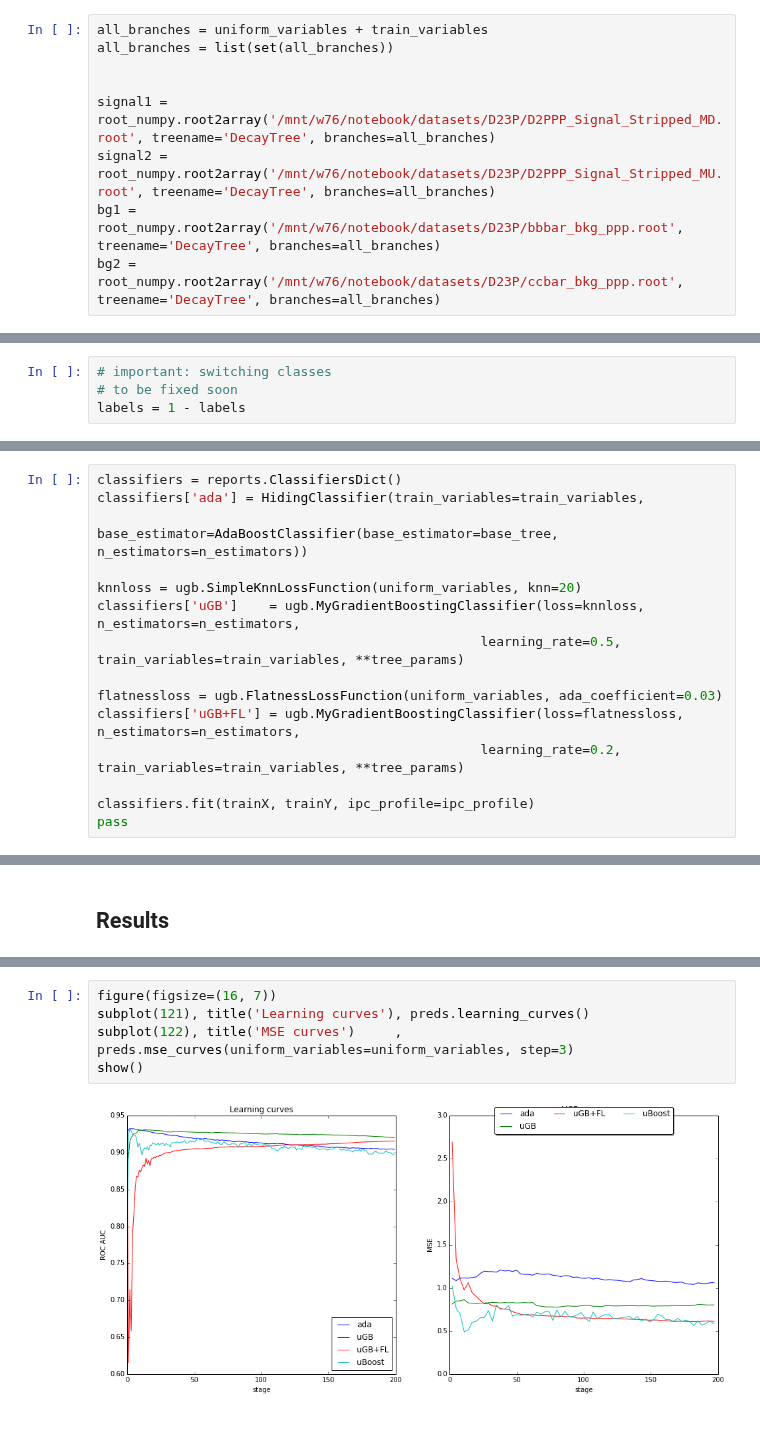
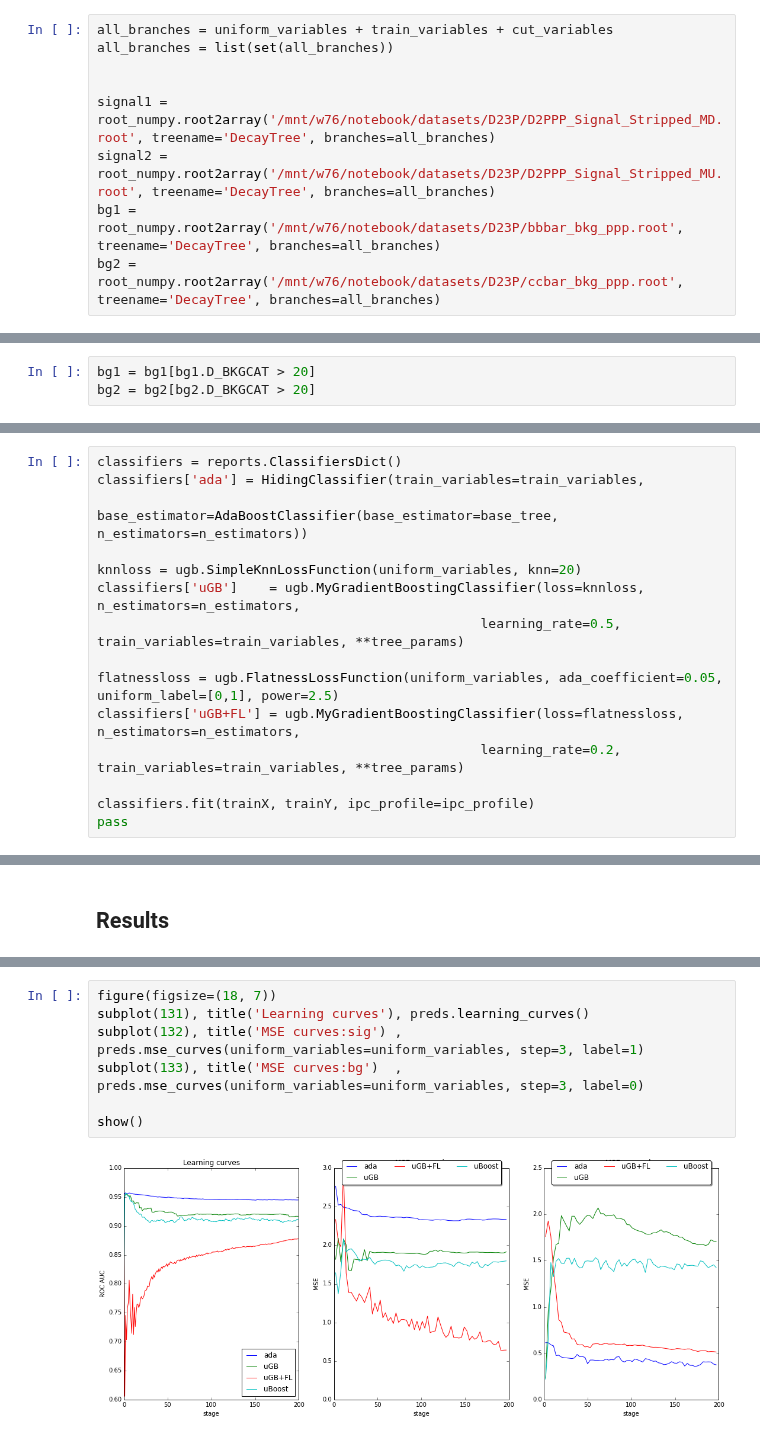
Before and after one commit to anaderi/lhcb_trigger_ml, a Jupyter notebook: IPythonWorkflow/Analysis_DInto3h.ipynb, the cells around one changed output, grey strips where cells are left out. Saved outputs shown, nothing was run; the diff lists cells and outputs as text.

Commit message:
added cut, uniformity on both classes, pt and vchi added

```diff
--- a/IPythonWorkflow/Analysis_DInto3h.ipynb
+++ b/IPythonWorkflow/Analysis_DInto3h.ipynb
@@ -30,7 +33,7 @@ train_variables = ['D_BPVIPCHI2', 'D_BPVTRGPOINTING', 'D_BPVVD', 'D_DOCA',
 # %% [markdown]
 ## Loading data from ROOT
 # %%
-all_branches = uniform_variables + train_variables
+all_branches = uniform_variables + train_variables + cut_variables
 all_branches = list(set(all_branches))
 
 
@@ -48,8 +48,7 @@ bg1, bg2, signal1, signal2 = pandas.DataFrame(bg1), pandas.DataFrame(bg2), panda
+# %%
+bg1 = bg1[bg1.D_BKGCAT > 20]
+bg2 = bg2[bg2.D_BKGCAT > 20]
 # %%
 data = pandas.concat([bg1, bg2, signal1, signal2], ignore_index=True)
 labels = numpy.concatenate([numpy.zeros(len(bg1) + len(bg2)), numpy.ones(len(signal1) + len(signal2))]).astype(int)
-# %%
-# important: switching classes
-# to be fixed soon
-labels = 1 - labels
 # %%
@@ -77,13 +76,13 @@ n_estimators = 200
 # %%
 classifiers = reports.ClassifiersDict()
 classifiers['ada'] = HidingClassifier(train_variables=train_variables,
-                                       base_estimator=AdaBoostClassifier(base_estimator=base_tree, n_estimators=n_estimators))
+                                      base_estimator=AdaBoostClassifier(base_estimator=base_tree, n_estimators=n_estimators))
 
 knnloss = ugb.SimpleKnnLossFunction(uniform_variables, knn=20)
 classifiers['uGB']    = ugb.MyGradientBoostingClassifier(loss=knnloss, n_estimators=n_estimators,
                                                  learning_rate=0.5, train_variables=train_variables, **tree_params)
 
-flatnessloss = ugb.FlatnessLossFunction(uniform_variables, ada_coefficient=0.03)
+flatnessloss = ugb.FlatnessLossFunction(uniform_variables, ada_coefficient=0.05, uniform_label=[0,1], power=2.5)
 classifiers['uGB+FL'] = ugb.MyGradientBoostingClassifier(loss=flatnessloss, n_estimators=n_estimators,
                                                  learning_rate=0.2, train_variables=train_variables, **tree_params)
 
@@ -115,9 +125,11 @@ preds.roc()
 # %%
-figure(figsize=(16, 7))
-subplot(121), title('Learning curves'), preds.learning_curves()
-subplot(122), title('MSE curves')     , preds.mse_curves(uniform_variables=uniform_variables, step=3)
+figure(figsize=(18, 7))
+subplot(131), title('Learning curves'), preds.learning_curves()
+subplot(132), title('MSE curves:sig') , preds.mse_curves(uniform_variables=uniform_variables, step=3, label=1)
+subplot(133), title('MSE curves:bg')  , preds.mse_curves(uniform_variables=uniform_variables, step=3, label=0)
+
 show()
 # %% [output]
-[figure, old version]
+[figure, new version]
 # %%
 # the center is mass of strange D-meson
```
Also changed, not shown: parts of 17 cells of this notebook.
